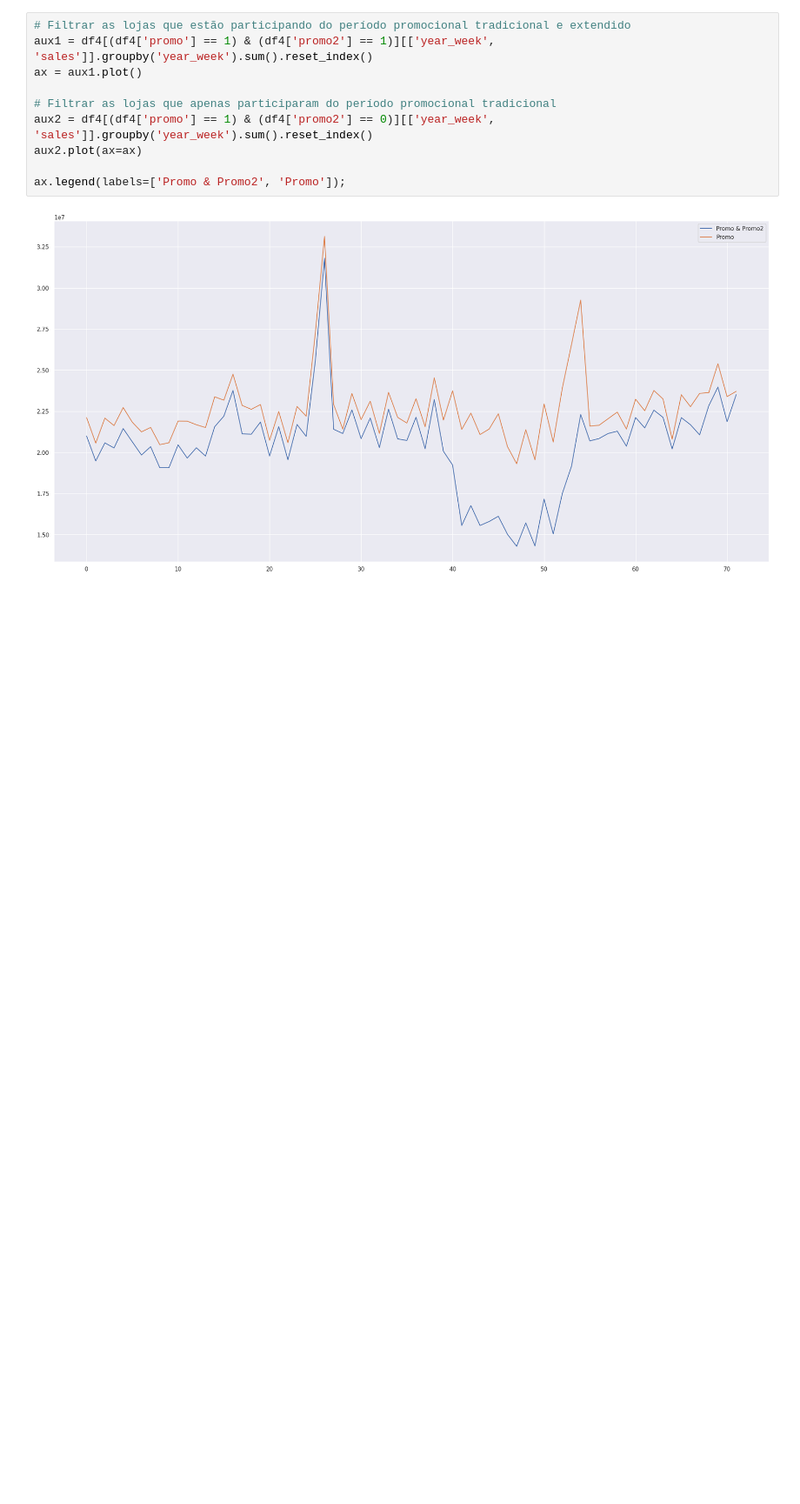
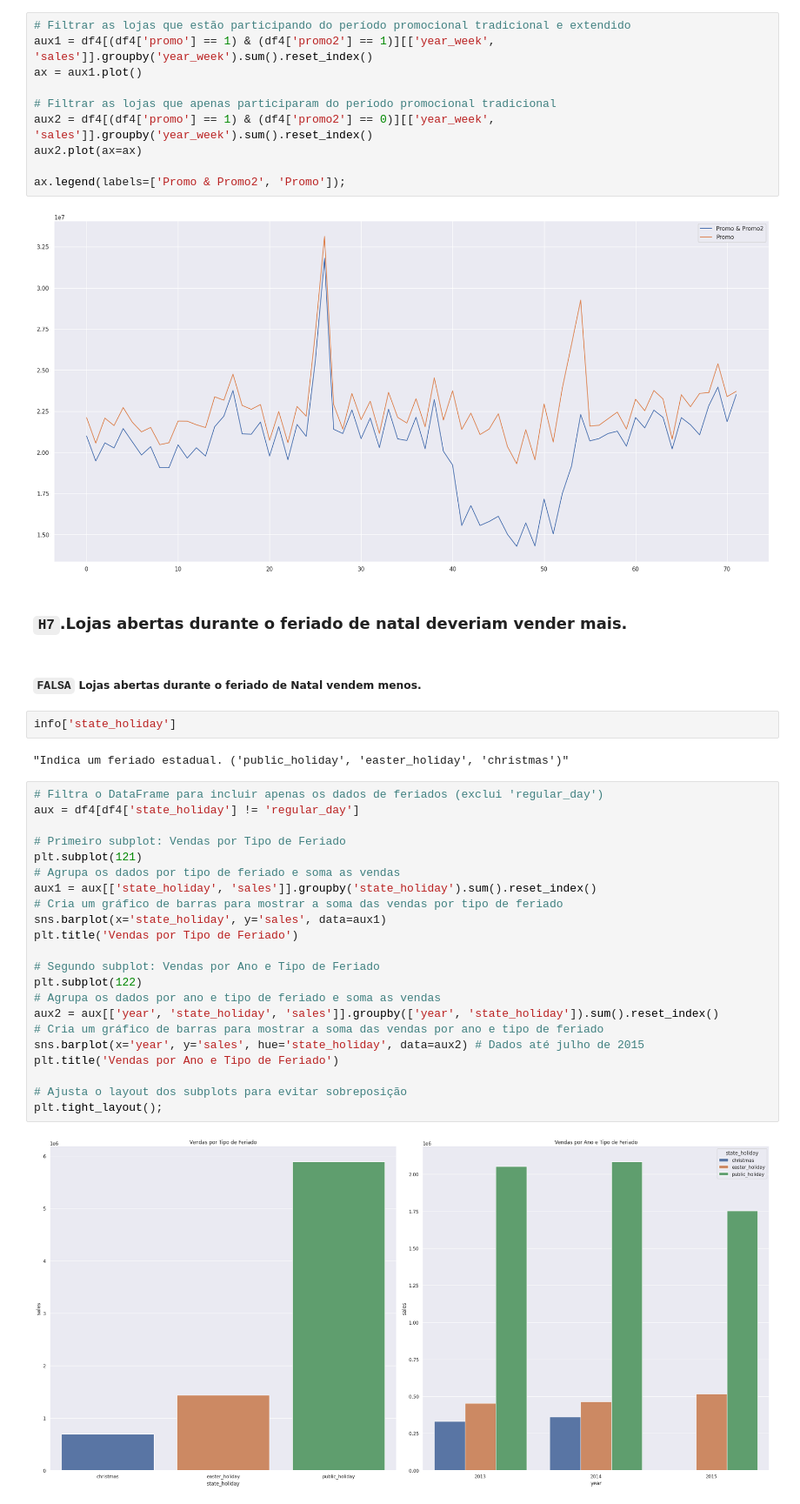
Before and after one commit to phfreitass/rossaman-sales-forecast, a Jupyter notebook: notebooks/1.0.ph_rossmann_store_sales.ipynb, the cells around one changed output. Shown at 87% size. Drawn from its saved outputs; the diff is of its cells as text; blank space fills up the shorter version.

```diff
--- a/notebooks/1.0.ph_rossmann_store_sales.ipynb
+++ b/notebooks/1.0.ph_rossmann_store_sales.ipynb
@@ -940,3 +938,35 @@ aux2.plot(ax=ax)
 ax.legend(labels=['Promo & Promo2', 'Promo']);
 # %% [output]
 [figure]
+# %% [markdown]
+### `H7`.Lojas abertas durante o feriado de natal deveriam vender mais.
+# %% [markdown]
+##### **`FALSA`** Lojas abertas durante o feriado de Natal vendem menos.
+# %%
+info['state_holiday']
+# %% [output]
+"Indica um feriado estadual. ('public_holiday', 'easter_holiday', 'christmas')"
+# %%
+# Filtra o DataFrame para incluir apenas os dados de feriados (exclui 'regular_day')
+aux = df4[df4['state_holiday'] != 'regular_day']
+
+# Primeiro subplot: Vendas por Tipo de Feriado
+plt.subplot(121)
+# Agrupa os dados por tipo de feriado e soma as vendas
+aux1 = aux[['state_holiday', 'sales']].groupby('state_holiday').sum().reset_index()
+# Cria um gráfico de barras para mostrar a soma das vendas por tipo de feriado
+sns.barplot(x='state_holiday', y='sales', data=aux1)
+plt.title('Vendas por Tipo de Feriado')
+
+# Segundo subplot: Vendas por Ano e Tipo de Feriado
+plt.subplot(122)
+# Agrupa os dados por ano e tipo de feriado e soma as vendas
+aux2 = aux[['year', 'state_holiday', 'sales']].groupby(['year', 'state_holiday']).sum().reset_index()
+# Cria um gráfico de barras para mostrar a soma das vendas por ano e tipo de feriado
+sns.barplot(x='year', y='sales', hue='state_holiday', data=aux2) # Dados até julho de 2015
+plt.title('Vendas por Ano e Tipo de Feriado')
+
+# Ajusta o layout dos subplots para evitar sobreposição
+plt.tight_layout();
+# %% [output]
+[figure, added]
```
Also changed, not shown: parts of 28 cells of this notebook.
